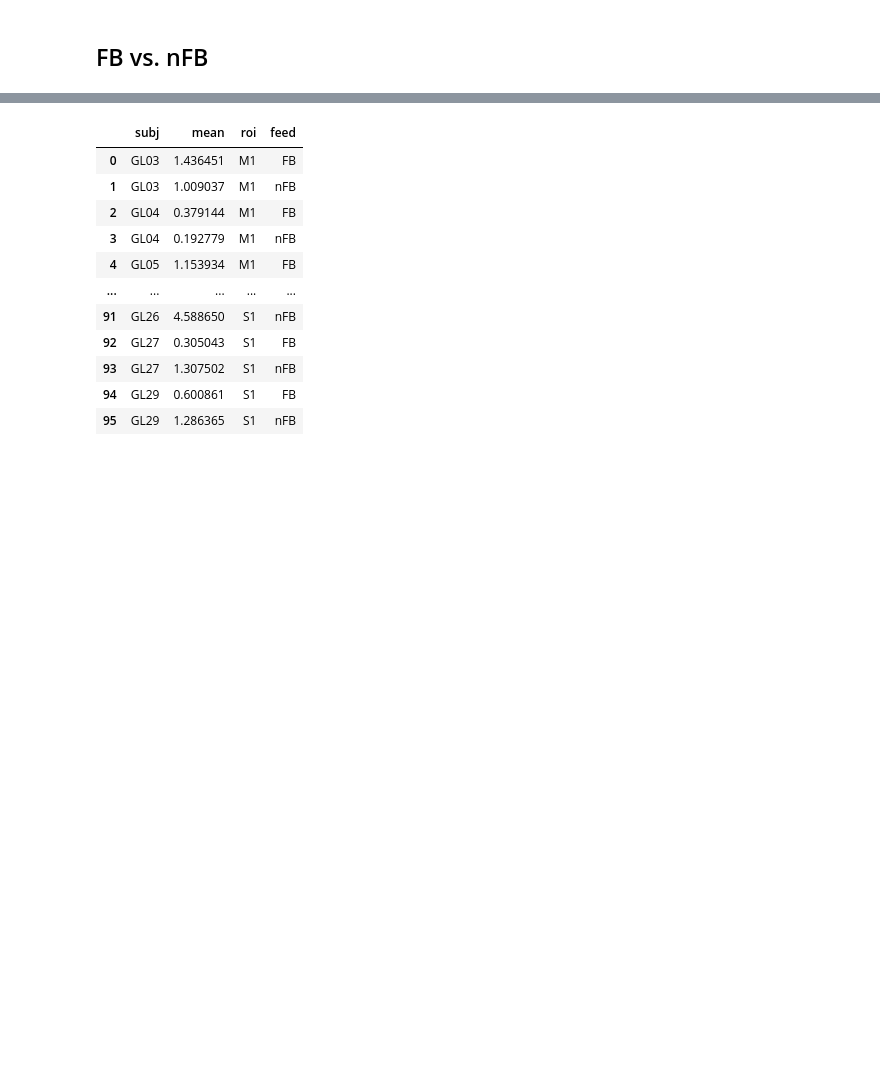
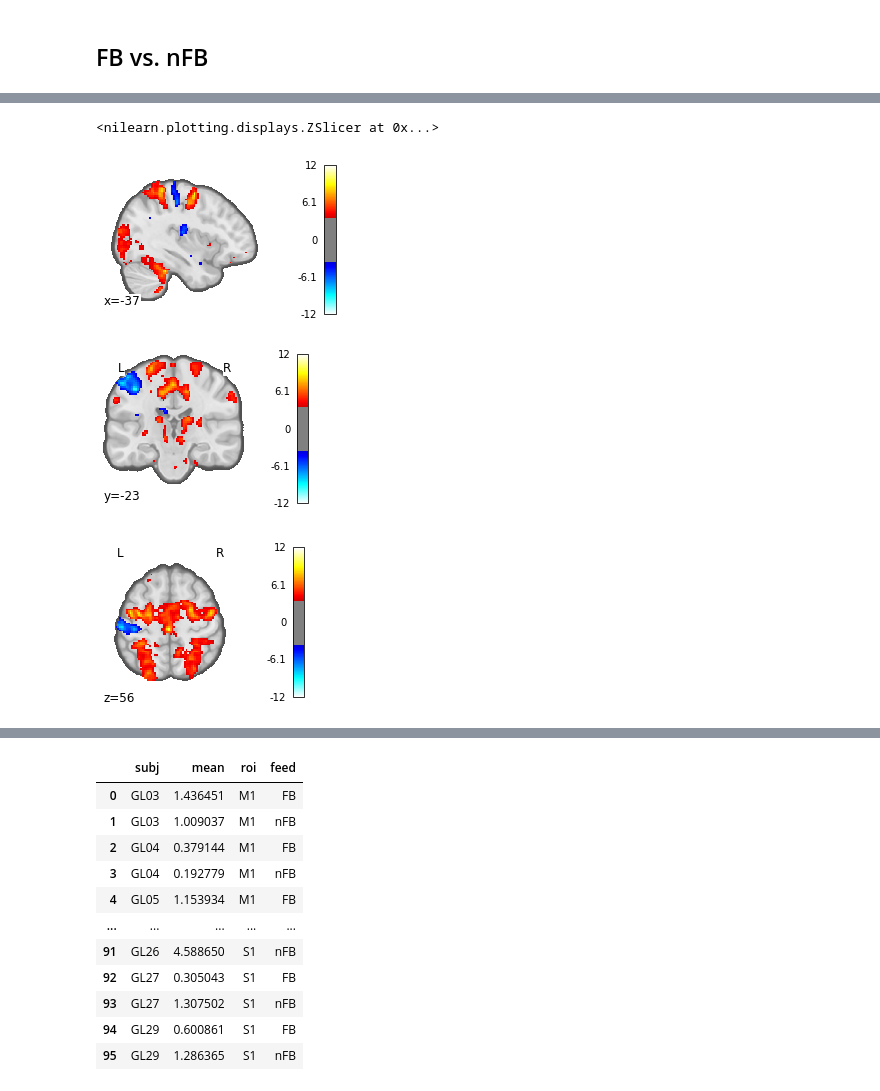
Before and after one commit to psb629/labs, a Jupyter notebook: GL/scripts/fMRI_analysis.ipynb, the cells around one changed output, grey strips where cells are left out. Drawn from its saved outputs; the diff is of its cells as text; code cells hidden in the pictures; blank space fills up the shorter version.

```diff
--- a/GL/scripts/fMRI_analysis.ipynb
+++ b/GL/scripts/fMRI_analysis.ipynb
@@ -215,0 +203,27 @@ epi.shape : (96, 114, 96)
+# %%
+# ============================================================================
+thsh = 3.7676 # threshold at p = 1.e-3
+## one shot
+nplt.plot_stat_map(
+    img_epi, bg_img=img_bg, threshold=thsh, black_bg=False
+#     , title='sagittal'
+    , display_mode='x', cut_coords=[-37]
+#     , output_file=join(script_dir,today+'.oneshot_sagittal.group.png')
+)
+nplt.plot_stat_map(
+    img_epi, bg_img=img_bg, threshold=thsh, black_bg=False
+#     , title='coronal'
+    , display_mode='y', cut_coords=[-23], annotate=True
+#     , output_file=join(script_dir,today+'.oneshot_coronal.group.png')
+)
+nplt.plot_stat_map(
+    img_epi, bg_img=img_bg, threshold=thsh, black_bg=False
+#     , title='axial'
+    , display_mode='z', cut_coords=[56], annotate=True
+#     , output_file=join(script_dir,today+'.oneshot_axial.group.png')
+)
+# %% [output]
+<nilearn.plotting.displays.ZSlicer at 0x...>
+[figure, added]
+[figure, added]
+[figure, added]
```
Also changed, not shown: parts of 4 cells of this notebook, 5 other files.
